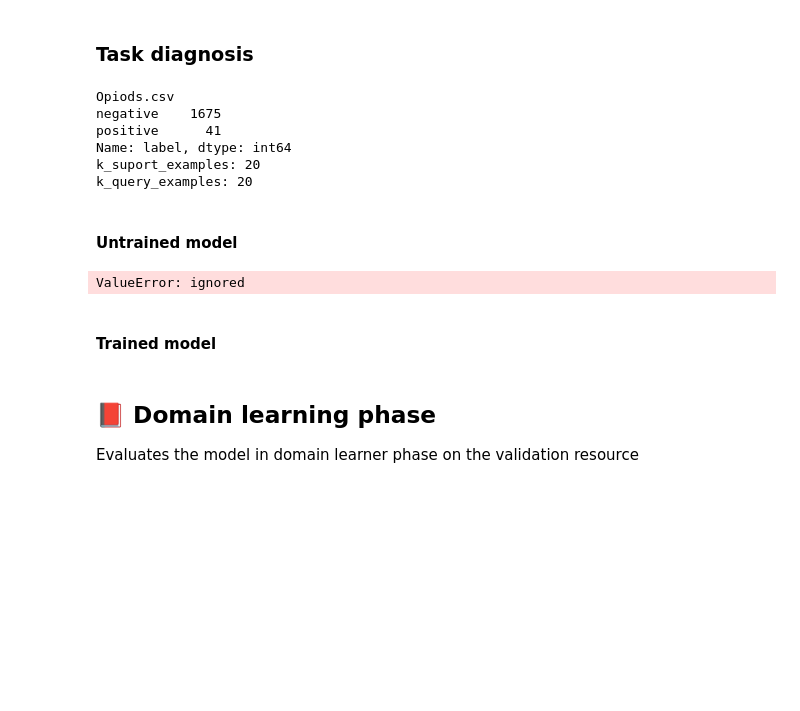
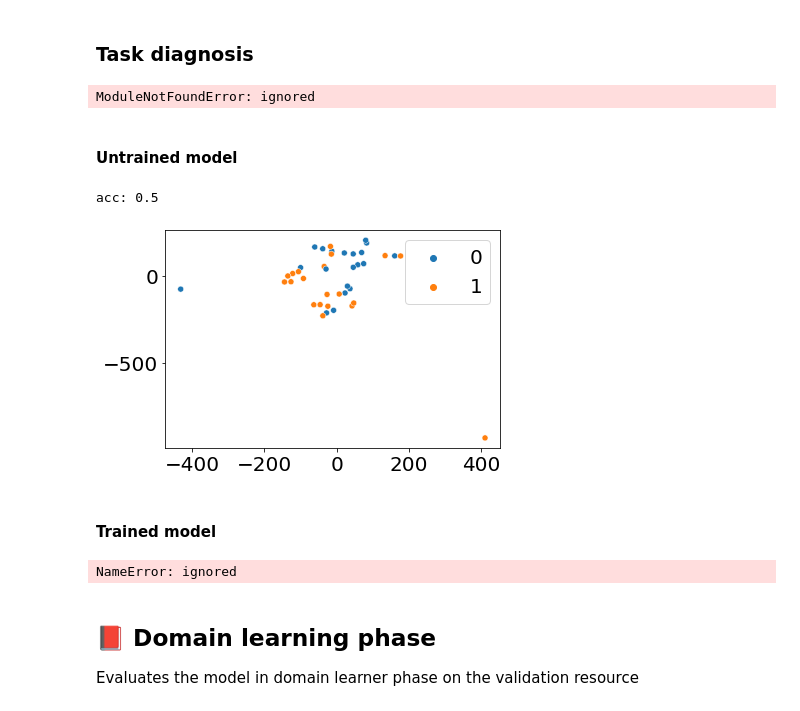
Before and after one commit to BecomeAllan/ML-SLRC, a Jupyter notebook: book/Meta_learning_EFL_book.ipynb, the cells around one changed output. Cells and saved outputs as stored; diff of their text form; code cells hidden in the pictures; blank space fills up the shorter version.

```diff
--- a/book/Meta_learning_EFL_book.ipynb
+++ b/book/Meta_learning_EFL_book.ipynb
@@ -1223,8 +1224,8 @@ config = {
 
 # Pre-trained model initializer (uncased sciBERT)
 # initializer_model = initializer('neuralmagic/oBERT-12-upstream-pruned-unstructured-90-v2', **config)
-initializer_model = initializer('allenai/scibert_scivocab_uncased', **config)
-# initializer_model = initializer('sentence-transformers/paraphrase-mpnet-base-v2', **config)
+# initializer_model = initializer('allenai/scibert_scivocab_uncased', **config)
+initializer_model = initializer('sentence-transformers/paraphrase-mpnet-base-v2', **config)
 
 # initializer_model.model
 # %% [output]
@@ -2337,20 +2338,21 @@ device = torch.device('cuda' if torch.cuda.is_available() else 'cpu')
 
 # Meta-Training informations
 Info = {
+    "device": device,
     "inner_print": 2,
-    "bert_layers": 2,
+    "bert_layers": 4,
     "tokenizer": initializer_model.tokenizer,
     "max_seq_length": 512,
-    "meta_epoch":5, # Outer loop epochs
+    "meta_epoch":20, # Outer loop epochs
     "k_spt":8, # Support (training) examples per class, binary case
     "k_qry":8, # Query (testing) examples per class, binary case
     "outer_batch_size": 5, # Size of batch of tasks
     "inner_batch_size": 4, # Size of batch of classifications
-    "outer_update_lr" : 5e-5, # Learning rate of task optimizer
-    "inner_update_lr" : 5e-5, # Learning rate of classification optimizer
-    "inner_update_step" : 4 , # Inner loop epochs (learn example task)
+    "outer_update_lr" : 5e-3, # Learning rate of task optimizer
+    "inner_update_lr" : 5e-3, # Learning rate of classification optimizer
+    "inner_update_step" : 6 , #  loop epochs (learn example task)
     "inner_update_step_eval": 4, # Validation inner loop epochs
-    "num_task_train" : 2, # Number of training tasks
+    "num_task_train" : 30, # Number of training tasks
     # "num_task_test" : 5 # Number of testing tasks
     "pos_weight" : 1.5 # p > 1 increases recall, p < 1 increases precision, applied in loss function
 }
@@ -2360,11 +2362,11 @@ initializer_model.MODEL_NAME
 # SLR classifier model
 model = SLR_Classifier(bert_layers = range(Info["bert_layers"]),
                        freeze_bert = True,
-                       model = initializer_model.model.bert,
-                      #  model = initializer_model.model.mpnet,
+                      #  model = initializer_model.model.bert,
+                       model = initializer_model.model.mpnet,
                        drop=0.2,
-                       arch = 'bert'
-                      #  arch = 'mpnet'
+                      #  arch = 'bert'
+                       arch = 'mpnet'
                        )
 
 # initializer_model.model.bert.encoder.layer[0].output.LayerNorm
@@ -2380,5 +2382,5 @@ meta_train(data = Train_resource,
           Info = Info,
           print_epoch =True,
           size_layer=Info["bert_layers"],
-          Test_resource=Test_resource,
+          # Test_resource=Test_resource,
           treat_text_fun=treat_text_fun)
@@ -2494,7 +2419,7 @@ model_to_finetunning = deepcopy(model)
 valid = MetaTask(Valid_resource,
                  num_task = 500,
                  k_support=10,
-                 k_query=10,
+                 k_query=20,
                  tokenizer = Info['tokenizer'],
                  training=False)
 
@@ -2518,15 +2443,11 @@ print("k_query_examples:",len(query))
 support_dataloader = DataLoader(support, sampler=RandomSampler(support),
                                 batch_size=5)
 # %% [output]
-Opiods.csv
-negative    1675
-positive      41
-Name: label, dtype: int64
-k_suport_examples: 20
-k_query_examples: 20
+ModuleNotFoundError: ignored
 # %% [markdown]
 #### Untrained model
 # %%
+#@title Untrainded model
 model_to_finetunning.to(device)
 
 # Inner Optimizer
@@ -2535,39 +2456,40 @@ inner_optimizer = Adam(model_to_finetunning.parameters(), lr=5e-5)
 
 # Predicting
 model_to_finetunning.eval()
 with torch.no_grad():
     query_dataloader = DataLoader(query, sampler=None, batch_size=len(query))
     query_batch = next(iter(query_dataloader))
     query_batch = tuple(t.to(device) for t in query_batch)
     q_input_ids, q_attention_mask, q_token_type_ids, q_label_id = query_batch
 
     # Predictions
     _, features, predictions = model_to_finetunning(q_input_ids, q_attention_mask, q_token_type_ids, labels = q_label_id)
 
     predictions = predictions.detach().cpu().squeeze()
     q_label_id = q_label_id.detach().cpu()
 
     acc = fn.accuracy(predictions, q_label_id).item()
     print("acc:",acc)
 
 # TSNE Dimensionality reduction
 X_embedded = TSNE(n_components=2, learning_rate='auto',
-                  init='random').fit_transform(features[0].to('cpu'))
+                  init='random', perplexity=3).fit_transform(features[0].to('cpu'))
 
 
 # Plot
 sns.scatterplot(x=X_embedded[:, 0],
                 y=X_embedded[:, 1],
                 hue=q_label_id)
 plt.show()
 del inner_optimizer, model_to_finetunning, q_input_ids, q_attention_mask, q_token_type_ids, q_label_id, query_batch
 torch.cuda.empty_cache()
 # %% [output]
-ValueError: ignored
+acc: 0.5
+[figure, added]
 # %% [markdown]
 #### Trained model
 # %%
-#@title Trained modelpadrão
+#@title Trained model
 
 model_to_finetunning = deepcopy(model)
 inner_optimizer = Adam(model_to_finetunning.parameters(), lr=5e-5)
@@ -2630,6 +2552,8 @@ sns.scatterplot(x=X_embedded[:, 0],
                 hue=q_label_id,
                 alpha=torch.sigmoid(features[1]).to('cpu').view(-1))
 plt.show()
+# %% [output]
+NameError: ignored
 # %% [markdown]
 ## 📕 Domain learning phase
 
```
Also changed, not shown: parts of 19 cells of this notebook.
